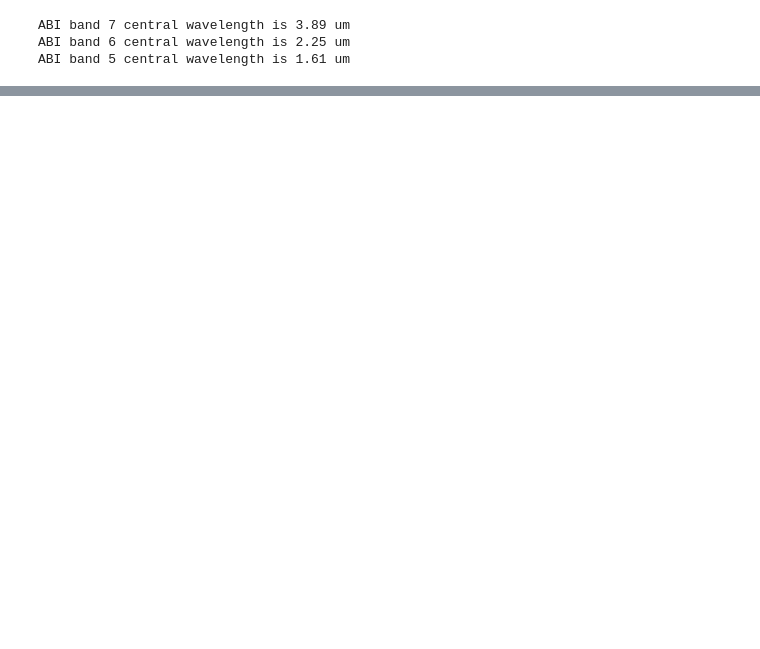
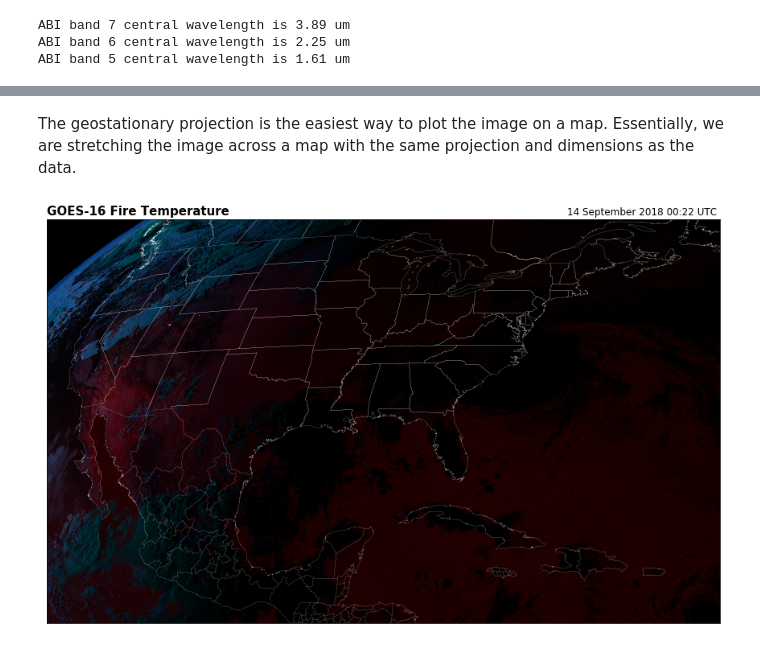
Before and after one commit to blaylockbk/pyBKB_v3, a Jupyter notebook: BB_GOES/mapping_GOES16_FireTemperature.ipynb, the cells around one changed output, grey strips where cells are left out. Saved outputs shown, nothing was run; the diff lists cells and outputs as text; code cells hidden in the pictures; blank space fills up the shorter version.

```diff
--- a/BB_GOES/mapping_GOES16_FireTemperature.ipynb
+++ b/BB_GOES/mapping_GOES16_FireTemperature.ipynb
@@ -123,0 +210,32 @@ ABI band 5 central wavelength is 1.61 um
+# %%
+# Satellite height
+sat_h = C['goes_imager_projection'].perspective_point_height
+
+# Satellite longitude
+sat_lon = C['goes_imager_projection'].longitude_of_projection_origin
+
+# Satellite sweep
+sat_sweep = C['goes_imager_projection'].sweep_angle_axis
+
+# The projection x and y coordinates equals the scanning angle (in radians) multiplied by the satellite height
+# See details here: https://proj4.org/operations/projections/geos.html?highlight=geostationary
+x = C['x'][:] * sat_h
+y = C['y'][:] * sat_h
+# %% [markdown]
+The geostationary projection is the easiest way to plot the image on a map. Essentially, we are stretching the image across a map with the same projection and dimensions as the data.
+# %%
+m = Basemap(projection='geos', lon_0=sat_lon,
+            resolution='i', area_thresh=5000,
+            llcrnrx=x.min(),llcrnry=y.min(),
+            urcrnrx=x.max(),urcrnry=y.max())
+# %%
+plt.figure(1, figsize=[15, 12])
+m.imshow(np.flipud(RGB)) # Since "images" are upside down, we flip the RGB up/down
+m.drawcoastlines(color='w', linewidth=.15)
+m.drawcountries(color='w', linewidth=.15)
+m.drawstates(color='w', linewidth=.15)
+
+plt.title('GOES-16 Fire Temperature', loc='left', fontweight='semibold', fontsize=15)
+plt.title('%s' % scan_start.strftime('%d %B %Y %H:%M UTC '), loc='right');
+# %% [output]
+[figure, added]
```
Also changed, not shown: parts of 33 cells of this notebook.
